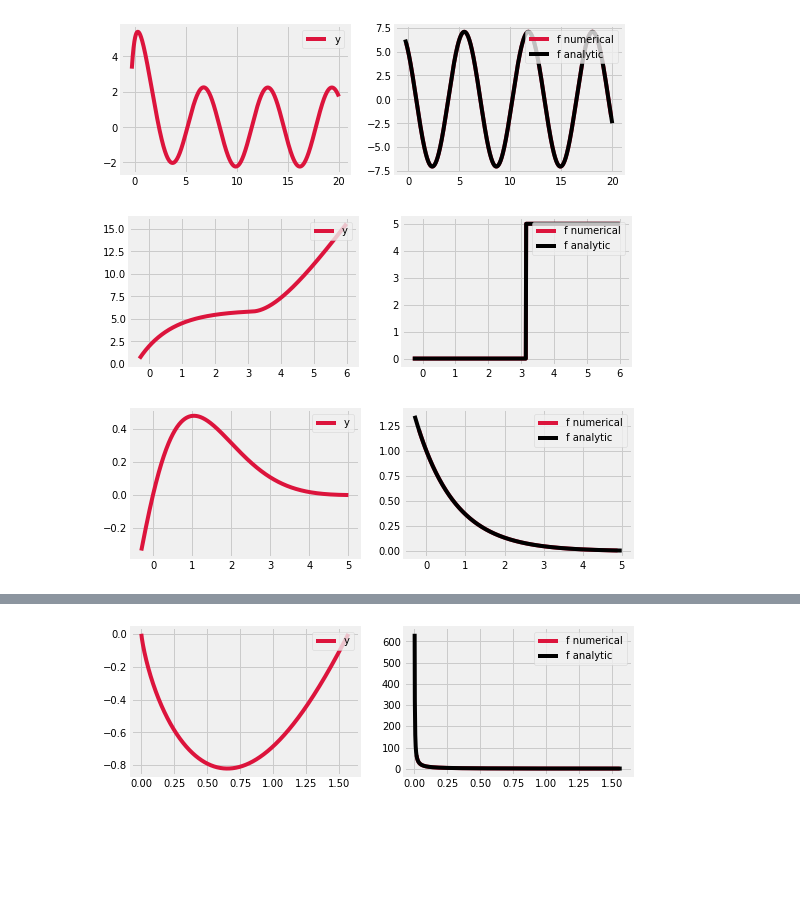
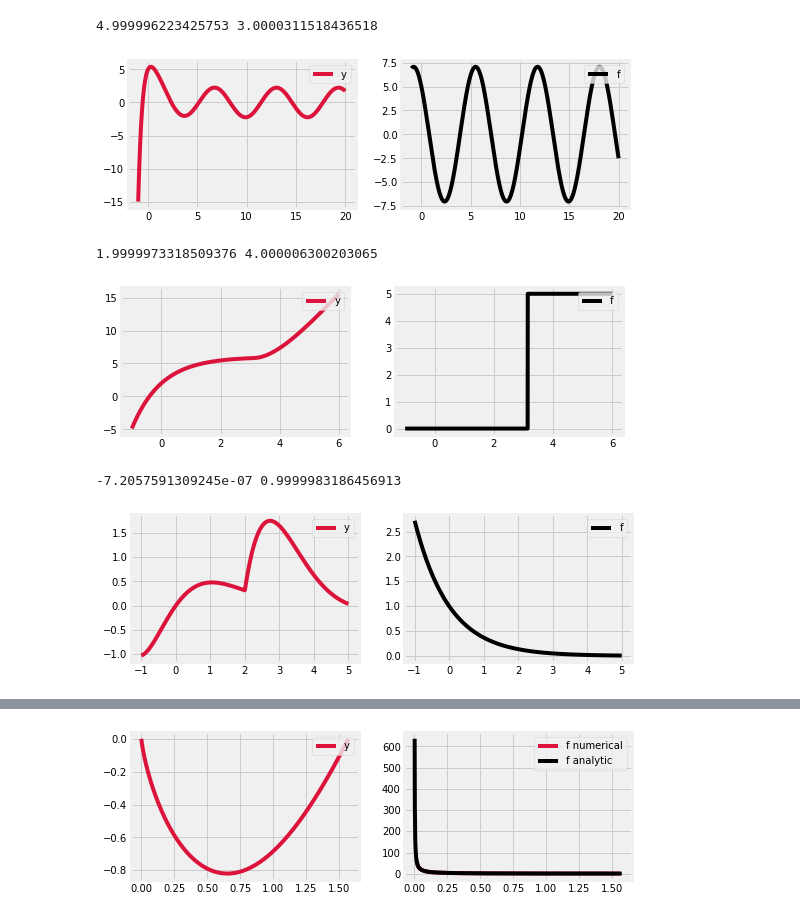
Before and after one commit to carloscerlira/MAF, a Jupyter notebook: Tarea_2/code.ipynb, the cells around one changed output, grey strips where cells are left out. Saved outputs shown, nothing was run; the diff lists cells and outputs as text; code cells hidden in the pictures; blank space fills up the shorter version.

```diff
--- a/Tarea_2/code.ipynb
+++ b/Tarea_2/code.ipynb
@@ -12,9 +13,10 @@ plt.style.use('fivethirtyeight')
 %matplotlib inline
 # %%
 def laplace(name):
-     time = np.linspace(-0.3, I, I*100)
+     time = np.linspace(-1, I, I*500)
      h = lambda t: 1/(b-a)*(np.exp(-a*t)-np.exp(-b*t))
      h_der = lambda t: 1/(b-a)*(-a*np.exp(-a*t)+b*np.exp(-b*t))
+
      force = np.zeros(time.size)
      for i in range(0, time.size):
           force[i] = f(time[i])
@@ -26,17 +28,20 @@ def laplace(name):
           y1[i] = integrate.quad(product, 0, t, points=[-I,I])[0]
 
      y2 = A*y0*h_der(time)+(A*y01 + B*y0)*h(time)
-     y = (y1 + y2)
+     y = (y1 + y2).real
+     #5*h(time-2)*np.heaviside(time-2, 1)
 
      first = np.gradient(y, time)
      second = np.gradient(first, time)
+
+     print(np.interp(0, time, y), np.interp(0, time, first))
 
      fig = plt.figure(figsize=(8, 6))
      ax1 = fig.add_subplot(221)
      ax2 = fig.add_subplot(222)
      ax1.plot(time, y, label='y', color='crimson')
-     ax2.plot(time[10:-10], (A*second + B*first + C*y)[10:-10], color='crimson', label='f numerical')
-     ax2.plot(time, force, color='black', label='f analytic')
+     #ax2.plot(time[10:-10], (A*second + B*first + C*y)[10:-10], color='crimson', label='f numerical')
+     ax2.plot(time, force, color='black', label='f')
      ax1.legend(loc="upper right"); ax2.legend(loc="upper right");
      plt.savefig('images/p1_'+name, bbox_inches='tight')
 # %%
@@ -49,19 +54,22 @@ f = lambda t: -5*np.sin(t)+5*np.cos(t)
 
 laplace('1')
 # %% [output]
+4.999996223425753 3.0000311518436518
-[figure, old version]
+[figure, new version]
 # %%
 I=6
 eq = '$y\'\' -y\' = 5h(t-\pi)$'
 A, B, C = 1, 1, 0
 a, b = 1, 0
 y0, y01 = 2, 4
 f = lambda t: 0 if t <= np.pi else 5
 
-#laplace('2')
+laplace('2')
 # %% [output]
+1.9999973318509376 4.000006300203065
-[figure, old version]
+[figure, new version]
 # %%
+I=5
 eq = '$y\'\' + 2y\'+ 2y = e^{-t}+5\delta(t-2)$'
 A, B, C = 1, 2, 2
 a, b = 1+1j, 1-1j
@@ -70,7 +78,8 @@ f = lambda t: np.exp(-t)
 
 laplace('3')
 # %% [output]
+-7.2057591309245e-07 0.9999983186456913
-[figure, old version]
+[figure, new version]
 # %%
 eq = '$y\'\' + 8y\'+ 15y = 35e^{2t} \: si \: |t|<2, \quad 0 \: c.c$'
 A, B, C = 1, 8, 15
```
Also changed, not shown: parts of 4 cells of this notebook, 12 other files.
